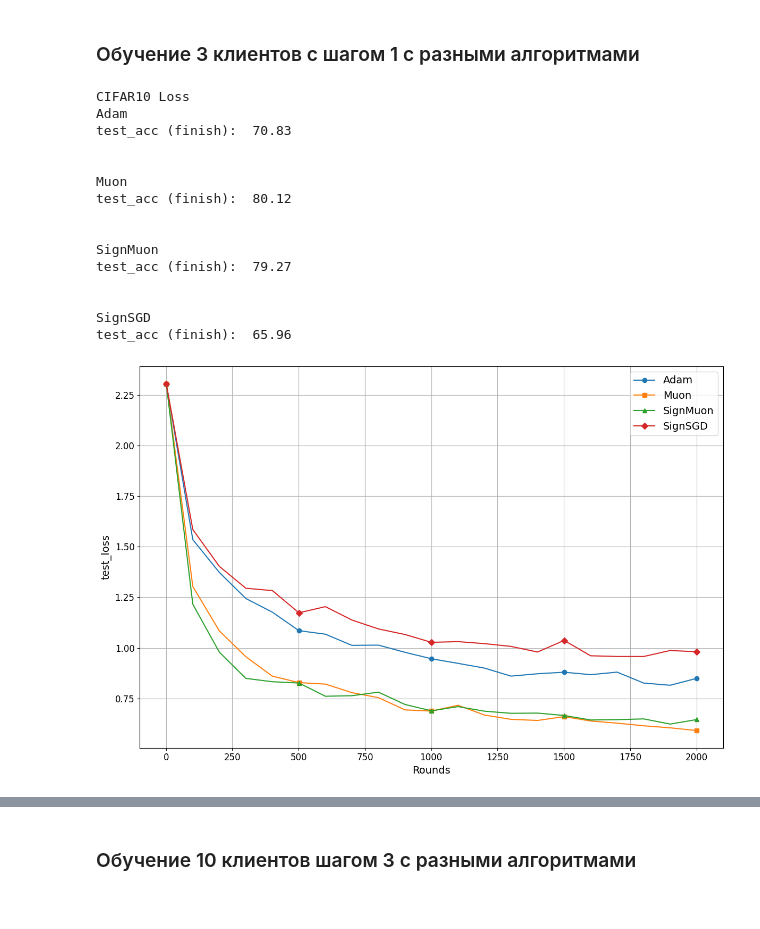
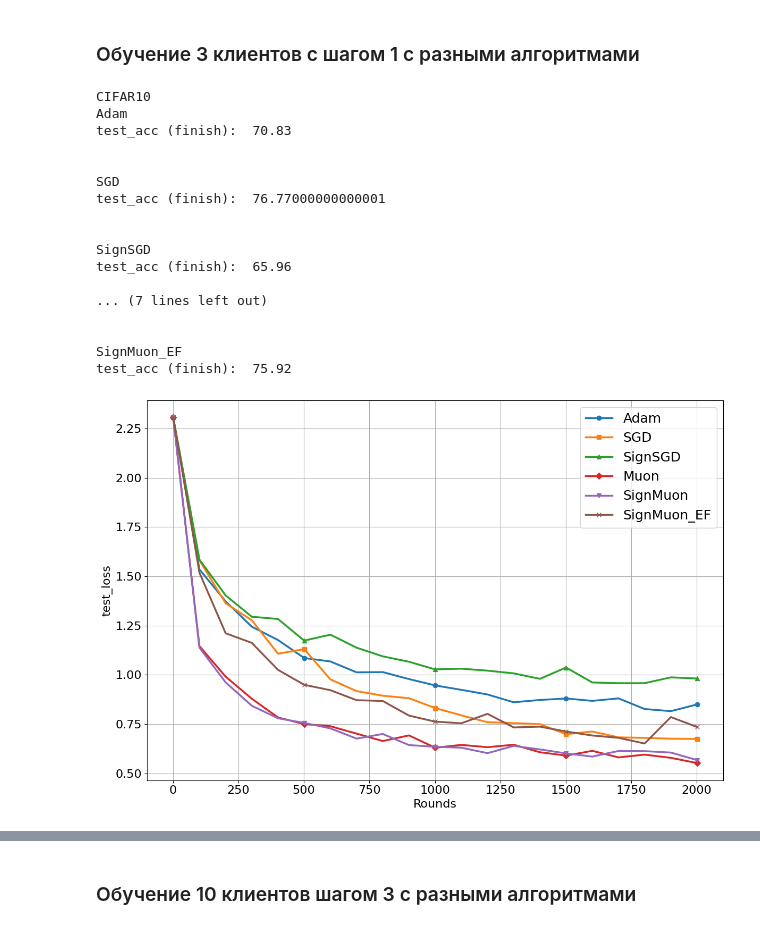
Before and after one commit to intsystems/2026-Project-203, a Jupyter notebook: code/plot_federated.ipynb, the cells around one changed output, grey strips where cells are left out. Cells and saved outputs as stored; diff of their text form; code cells hidden in the pictures.

```diff
--- a/code/plot_federated.ipynb
+++ b/code/plot_federated.ipynb
@@ -70,18 +70,19 @@ def plot_multiple_histories(run_dirs, labels, metric="train_loss", title="compar
         #     epochs,
         #     values,
             label=label,
+            linewidth=2.5,
             marker=markers[i % len(markers)],
             markersize=6,
             markevery=len(changed_values)//4,
         )
 
-    plt.xlabel("Rounds", fontsize=14)
-    plt.ylabel(metric, fontsize=14)
-    plt.xticks(fontsize=12)
-    plt.yticks(fontsize=12)
+    plt.xlabel("Rounds", fontsize=16)
+    plt.ylabel(metric, fontsize=16)
+    plt.xticks(fontsize=16)
+    plt.yticks(fontsize=16)
     #plt.title(title)
     plt.grid(True)
-    plt.legend(fontsize=14)
+    plt.legend(fontsize=18)
     plt.tight_layout()
     plt.show()
 # %% [markdown]
@@ -173,56 +174,64 @@ plot_multiple_histories(
 # %%
 print_multiple_accuracy(
     run_dirs=[
-        "saves_federated/correct_moment/fed_cifar10_adam_homo_cnn2_r2000_c3_s1",
-        "saves_federated/correct_moment/fed_cifar10_muon_homo_cnn2_r2000_c3_s1",
-        "saves_federated/correct_moment/fed_cifar10_signmuon_cl_homo_cnn2_r2000_c3_s1",
-        # "saves_federated/correct_moment/fed_cifar10_sgd_homo_cnn2_r2000_c3_s1",
-        "saves_federated/correct_moment/fed_cifar10_signsgd_homo_cnn2_r2000_c3_s1",
+        "saves_federated/v2_correct_moment/fed_cifar10_adam_homo_cnn2_r2000_c3_s1",
+        "saves_federated/v3_after_renew/fed_cifar10_sgd_homo_cnn2_r2000_c3_s1",
+        "saves_federated/v2_correct_moment/fed_cifar10_signsgd_homo_cnn2_r2000_c3_s1",
+        "saves_federated/v3_after_renew/fed_cifar10_muon_homo_cnn2_r2000_c3_s1",
+        "saves_federated/v3_after_renew/fed_cifar10_signmuon_cl_homo_cnn2_r2000_c3_s1",
+        "saves_federated/v3_after_renew/fed_cifar10_signmuon_ef_21_homo_cnn2_r2000_c3_s1",
     ],
     labels=[
         "Adam",
+        "SGD",
+        "SignSGD",
         "Muon",
         "SignMuon",
-        "SignSGD",
+        "SignMuon_EF",
     ],
-    title="CIFAR10 Loss",
+    title="CIFAR10",
 )
 # %% [output]
-CIFAR10 Loss
+CIFAR10
 Adam
 test_acc (finish):  70.83
 
 
-Muon
-test_acc (finish):  80.12
-
-
-SignMuon
-test_acc (finish):  79.27
+SGD
+test_acc (finish):  76.77000000000001
 
 
 SignSGD
 test_acc (finish):  65.96
+
+... (7 lines left out)
+
+
+SignMuon_EF
+test_acc (finish):  75.92
 # %%
 plot_multiple_histories(
     run_dirs=[
-        "saves_federated/correct_moment/fed_cifar10_adam_homo_cnn2_r2000_c3_s1",
-        "saves_federated/correct_moment/fed_cifar10_muon_homo_cnn2_r2000_c3_s1",
-        "saves_federated/correct_moment/fed_cifar10_signmuon_cl_homo_cnn2_r2000_c3_s1",
-        # "saves_federated/correct_moment/fed_cifar10_sgd_homo_cnn2_r2000_c3_s1",
-        "saves_federated/correct_moment/fed_cifar10_signsgd_homo_cnn2_r2000_c3_s1",
+        "saves_federated/v2_correct_moment/fed_cifar10_adam_homo_cnn2_r2000_c3_s1",
+        "saves_federated/v3_after_renew/fed_cifar10_sgd_homo_cnn2_r2000_c3_s1",
+        "saves_federated/v2_correct_moment/fed_cifar10_signsgd_homo_cnn2_r2000_c3_s1",
+        "saves_federated/v3_after_renew/fed_cifar10_muon_homo_cnn2_r2000_c3_s1",
+        "saves_federated/v3_after_renew/fed_cifar10_signmuon_cl_homo_cnn2_r2000_c3_s1",
+        "saves_federated/v3_after_renew/fed_cifar10_signmuon_ef_21_homo_cnn2_r2000_c3_s1",
     ],
     labels=[
         "Adam",
+        "SGD",
+        "SignSGD",
         "Muon",
         "SignMuon",
-        "SignSGD",
+        "SignMuon_EF",
     ],
     metric="test_loss",
     title="CIFAR10 test loss",
 )
 # %% [output]
-[figure, old version]
+[figure, new version]
 # %%
 plot_multiple_histories(
     run_dirs=[
```
Also changed, not shown: parts of 23 cells of this notebook, 7 other files.
